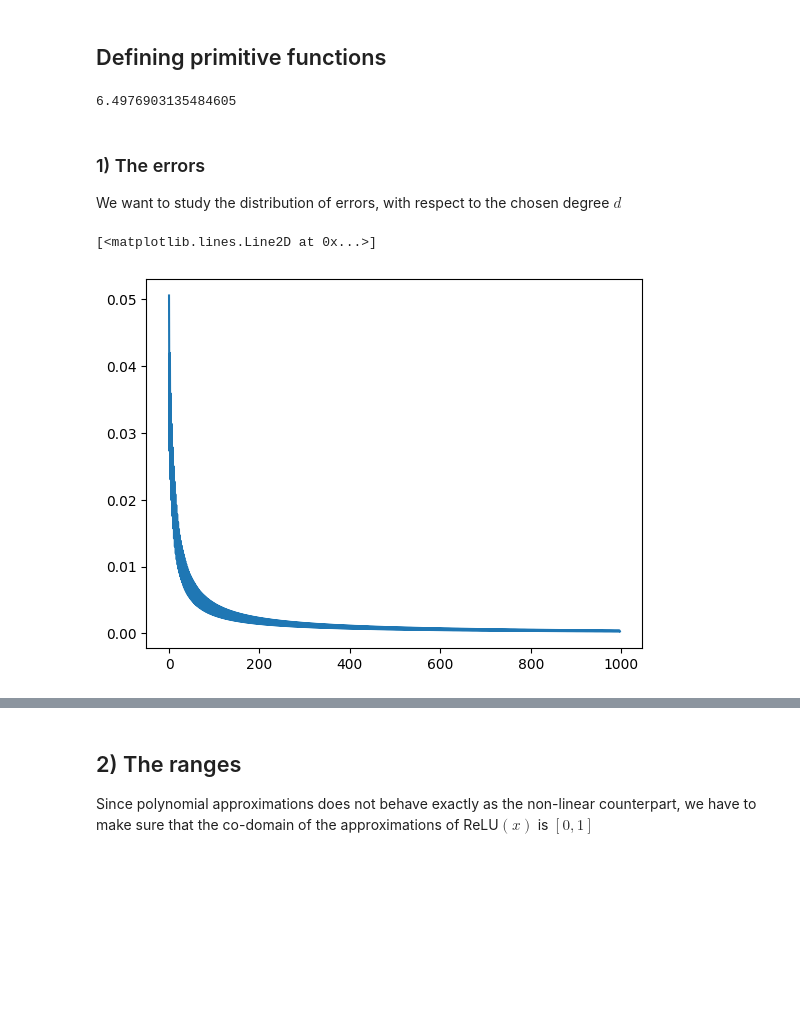
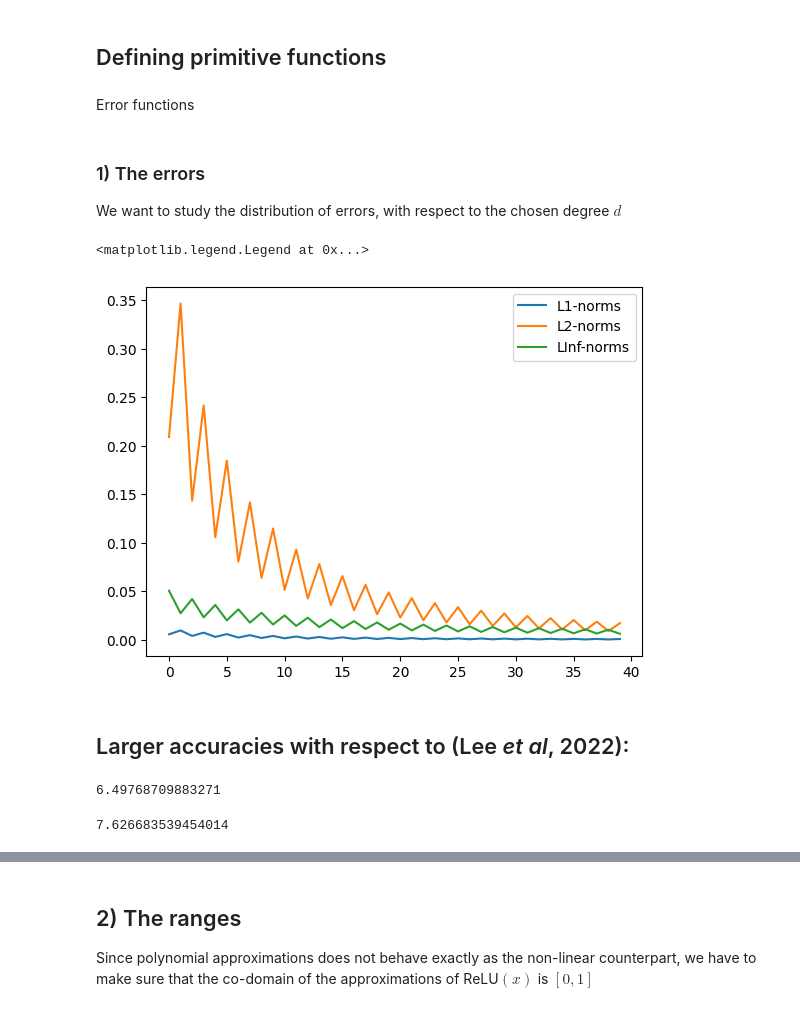
Before and after one commit to narger-ef/Practical-Sorting-of-Encrypted-Numbers, a Jupyter notebook: notebooks/ReLU Polynomial approximation.ipynb, the cells around one changed output, grey strips where cells are left out. Cells and saved outputs as stored; diff of their text form; code cells hidden in the pictures; blank space fills up the shorter version.

```diff
--- a/notebooks/ReLU Polynomial approximation.ipynb
+++ b/notebooks/ReLU Polynomial approximation.ipynb
@@ -194,35 +194,71 @@ def f_min_remez(a, b):
     numpy.ndarray: Element-wise minimum of the two input arrays.
     """
     return sub(a, np.vectorize(poly_relu_remez.eval_cheby_series)(sub(a, b)))
-# %%
-poly_relu_cheby = Chebyshev(-1, 1, 27, relu)
-
-space = np.linspace(-1, 1, 10000)
-
-real = relu(space)
-obtained = poly_relu_cheby.eval(space)
-
--math.log2(max(abs(sub(real, obtained))))
-# %% [output]
-6.4976903135484605
+# %% [markdown]
+Error functions
+# %%
+def l1norm(real, approx):
+    return sum(abs(np.array(real) -np.array(approx))) / len(real)
+
+def l2norm(real, approx):
+    return np.sqrt((sum(np.array(real) - np.array(approx)) ** 2) / len(real))
+
+def linfnorm(real, approx):
+    return max(abs(np.array(real) - np.array(approx)))
+
+def precision_bits(real, approx):
+    return -math.log2(linfnorm(real, approx))
 # %% [markdown]
 ### 1) The errors
 
 We want to study the distribution of errors, with respect to the chosen degree $d$
 # %%
-error_norms = []
+l1_norms = []
+l2_norms = []
+linf_norms = []
 
-for degree in range(10, 1008):
+for degree in range(10, 50):
     poly_relu_cheby = Chebyshev(-1, 1, degree, relu)
 
     space = np.linspace(-1, 1, 10000)
 
     real = relu(space)
     obtained = poly_relu_cheby.eval(space)
 
-    error_norms.append(max(abs(sub(real, obtained))))
+    l1_norms.append(l1norm(real, obtained))
+    l2_norms.append(l2norm(real, obtained))
+    linf_norms.append(linfnorm(real, obtained))
 
-plt.plot(error_norms)
+plt.plot(l1_norms, label = "L1-norms")
+plt.plot(l2_norms, label = "L2-norms")
+plt.plot(linf_norms, label = "LInf-norms")
+plt.legend()
 # %% [output]
-[<matplotlib.lines.Line2D at 0x...>]
+<matplotlib.legend.Legend at 0x...>
-[figure, old version]
+[figure, new version]
+# %% [markdown]
+## Larger accuracies with respect to (Lee *et al*, 2022):
+# %%
+#Consuming 5 levels
+
+poly_relu_cheby = Chebyshev(-1, 1, 27, relu)
+space = np.linspace(-1, 1, 100000)
+
+real = relu(space)
+approx = np.vectorize(poly_relu_cheby.eval)(space)
+
+precision_bits(real, approx)
+# %% [output]
+6.49768709883271
+# %%
+#Consuming 6 levels
+
+poly_relu_cheby = Chebyshev(-1, 1, 59, relu)
+space = np.linspace(-1, 1, 100000)
+
+real = relu(space)
+approx = np.vectorize(poly_relu_cheby.eval)(space)
+
+precision_bits(real, approx)
+# %% [output]
+7.626683539454014
```
Also changed, not shown: parts of 6 cells of this notebook, 16 other files.
